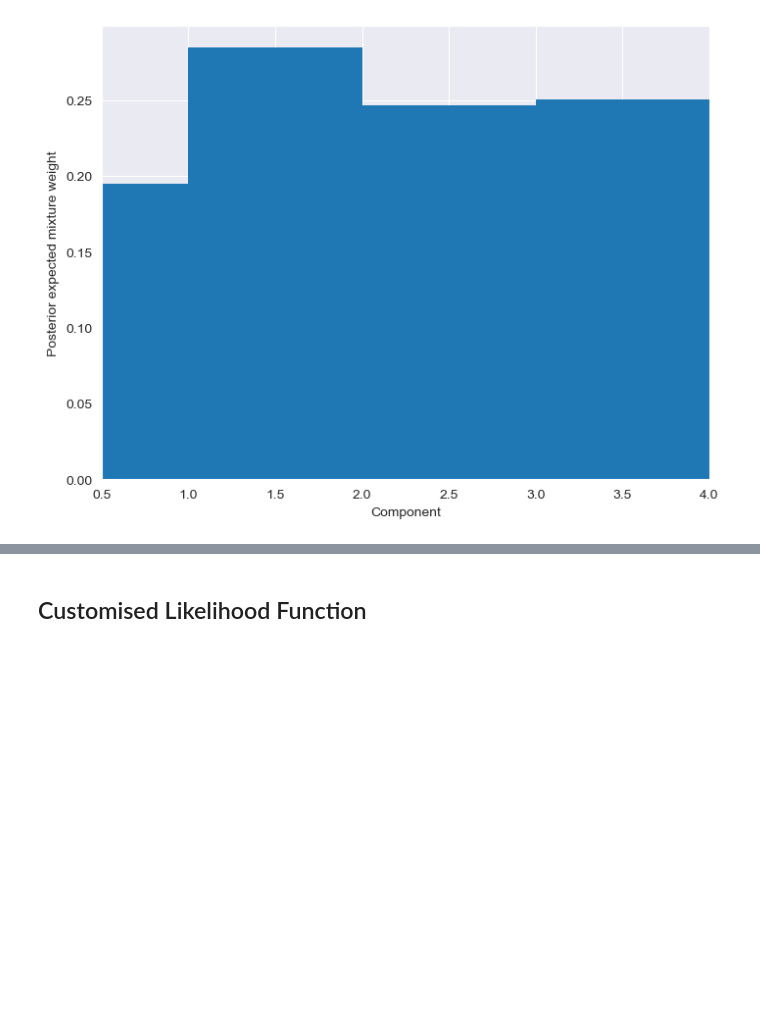
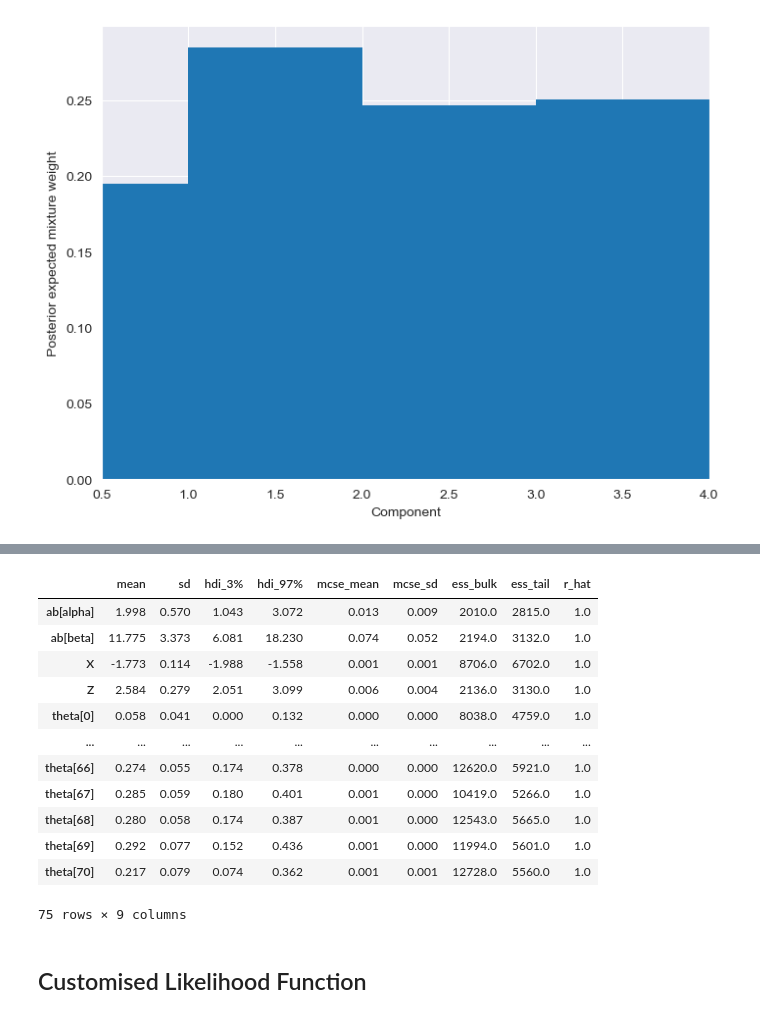
Before and after one commit to Kumachar/ResearchExamples, a Jupyter notebook: PyMC_Regression.ipynb, the cells around one changed output, grey strips where cells are left out. Saved outputs shown, nothing was run; the diff lists cells and outputs as text; code cells hidden in the pictures; blank space fills up the shorter version.

```diff
--- a/PyMC_Regression.ipynb
+++ b/PyMC_Regression.ipynb
@@ -528,3 +777,19 @@ Sampling: [likelihood]
+# %%
+az.summary(trace, var_names=["ab", "X", "Z","theta"])
+# %% [output]
+|  | mean | sd | hdi_3% | hdi_97% | mcse_mean | mcse_sd | ess_bulk | ess_tail | r_hat |
+| ab[alpha] | 1.998 | 0.570 | 1.043 | 3.072 | 0.013 | 0.009 | 2010.0 | 2815.0 | 1.0 |
+| ab[beta] | 11.775 | 3.373 | 6.081 | 18.230 | 0.074 | 0.052 | 2194.0 | 3132.0 | 1.0 |
+| X | -1.773 | 0.114 | -1.988 | -1.558 | 0.001 | 0.001 | 8706.0 | 6702.0 | 1.0 |
+| Z | 2.584 | 0.279 | 2.051 | 3.099 | 0.006 | 0.004 | 2136.0 | 3130.0 | 1.0 |
+| theta[0] | 0.058 | 0.041 | 0.000 | 0.132 | 0.000 | 0.000 | 8038.0 | 4759.0 | 1.0 |
+| ... | ... | ... | ... | ... | ... | ... | ... | ... | ... |
+| theta[66] | 0.274 | 0.055 | 0.174 | 0.378 | 0.000 | 0.000 | 12620.0 | 5921.0 | 1.0 |
+| theta[67] | 0.285 | 0.059 | 0.180 | 0.401 | 0.001 | 0.000 | 10419.0 | 5266.0 | 1.0 |
+| theta[68] | 0.280 | 0.058 | 0.174 | 0.387 | 0.001 | 0.000 | 12543.0 | 5665.0 | 1.0 |
+| theta[69] | 0.292 | 0.077 | 0.152 | 0.436 | 0.001 | 0.000 | 11994.0 | 5601.0 | 1.0 |
+| theta[70] | 0.217 | 0.079 | 0.074 | 0.362 | 0.001 | 0.001 | 12728.0 | 5560.0 | 1.0 |
+75 rows × 9 columns
 # %% [markdown]
 ## Customised Likelihood Function
 # %%
```
Also changed, not shown: parts of 16 cells of this notebook.
